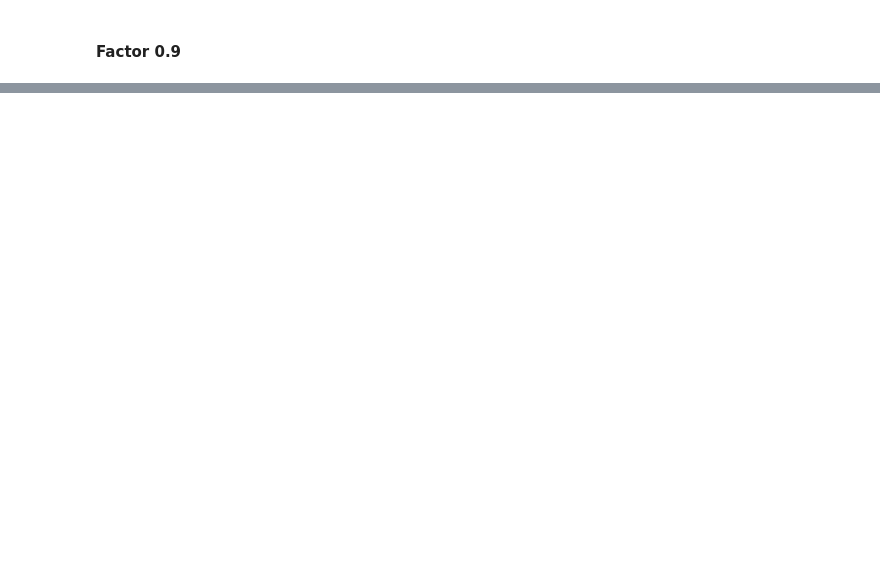
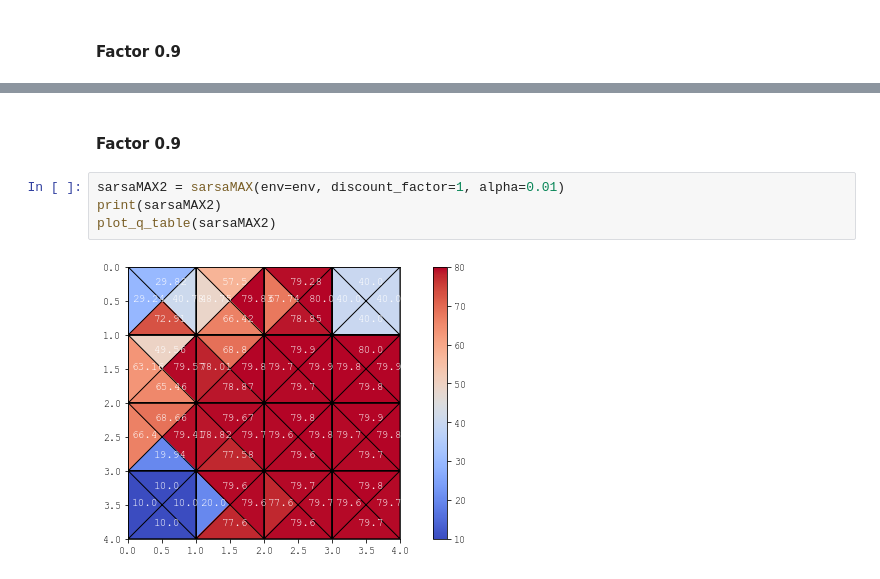
Before and after one commit to wolfsinem/AdaptiveSystems, a Jupyter notebook: evaluation/visualize_evaluation.ipynb, the cells around one changed output, grey strips where cells are left out. Saved outputs shown, nothing was run; the diff lists cells and outputs as text; blank space fills up the shorter version.

```diff
--- a/evaluation/visualize_evaluation.ipynb
+++ b/evaluation/visualize_evaluation.ipynb
@@ -152,0 +165,8 @@ plot_q_table(sarsa_2)
+# %% [markdown]
+#### Factor 0.9
+# %%
+sarsaMAX2 = sarsaMAX(env=env, discount_factor=1, alpha=0.01)
+print(sarsaMAX2)
+plot_q_table(sarsaMAX2)
+# %% [output]
+[figure, added]
```
Also changed, not shown: parts of 13 cells of this notebook.
